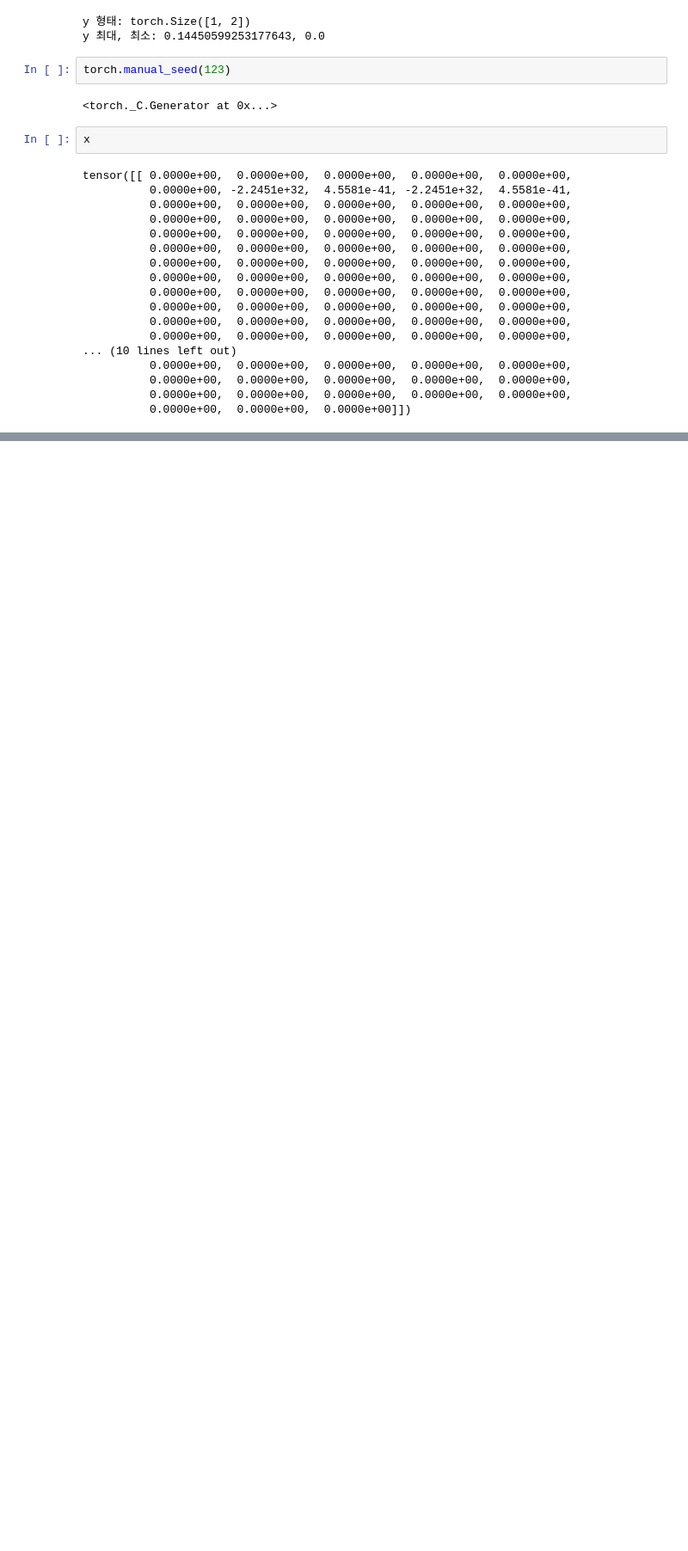
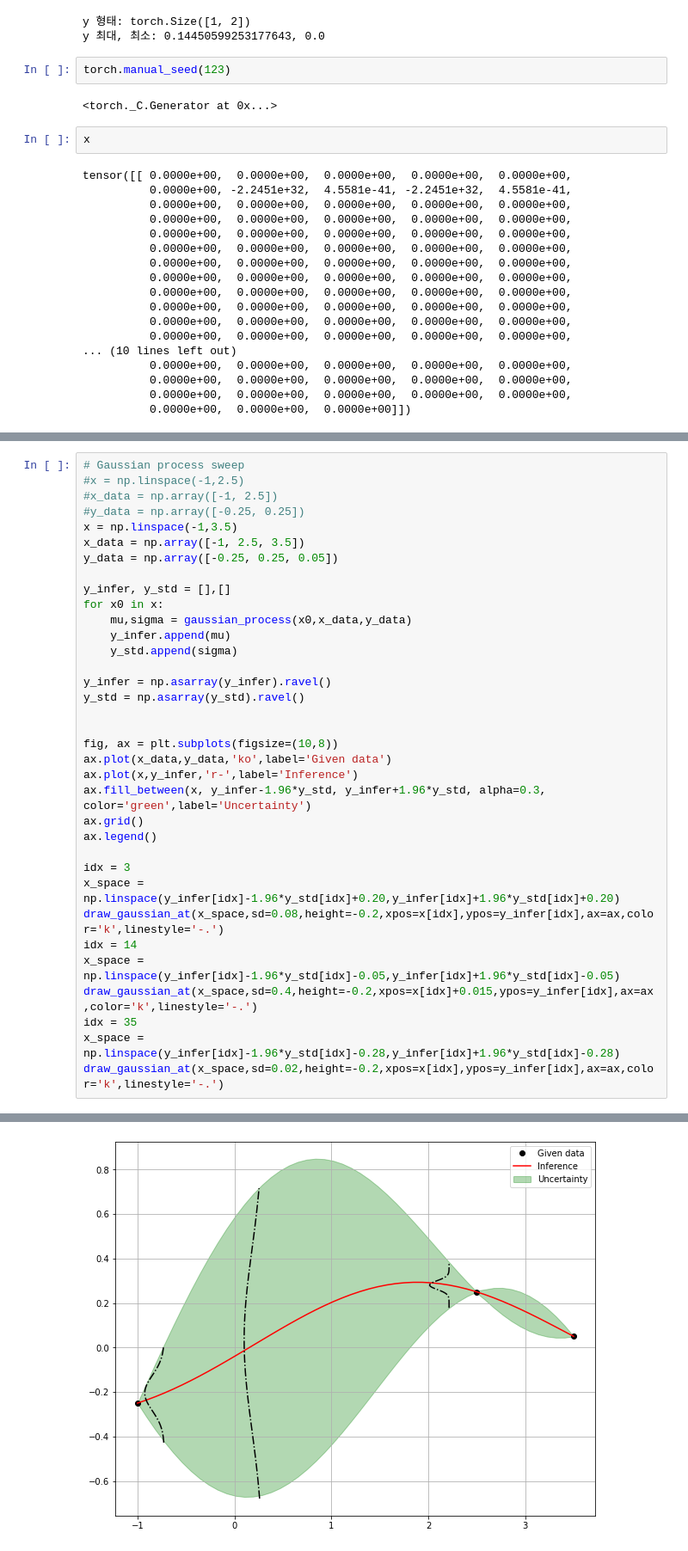
Before and after one commit to bjpublic/Reinforcement_learning, a Jupyter notebook: Chapter02/2장그림.ipynb, the cells around one changed output, grey strips where cells are left out. Shown at 86% size. Cells and saved outputs as stored; diff of their text form; blank space fills up the shorter version.

```diff
--- a/Chapter02/2장그림.ipynb
+++ b/Chapter02/2장그림.ipynb
@@ -760,0 +903,36 @@ tensor([[ 0.0000e+00,  0.0000e+00,  0.0000e+00,  0.0000e+00,  0.0000e+00,
+# %%
+# Gaussian process sweep
+#x = np.linspace(-1,2.5)
+#x_data = np.array([-1, 2.5])
+#y_data = np.array([-0.25, 0.25])
+x = np.linspace(-1,3.5)
+x_data = np.array([-1, 2.5, 3.5])
+y_data = np.array([-0.25, 0.25, 0.05])
+
+y_infer, y_std = [],[]
+for x0 in x:
+    mu,sigma = gaussian_process(x0,x_data,y_data)
+    y_infer.append(mu)
+    y_std.append(sigma)
+
+y_infer = np.asarray(y_infer).ravel()
+y_std = np.asarray(y_std).ravel()
+
+
+fig, ax = plt.subplots(figsize=(10,8))
+ax.plot(x_data,y_data,'ko',label='Given data')
+ax.plot(x,y_infer,'r-',label='Inference')
+ax.fill_between(x, y_infer-1.96*y_std, y_infer+1.96*y_std, alpha=0.3, color='green',label='Uncertainty')
+ax.grid()
+ax.legend()
+
+idx = 3
+x_space = np.linspace(y_infer[idx]-1.96*y_std[idx]+0.20,y_infer[idx]+1.96*y_std[idx]+0.20)
+draw_gaussian_at(x_space,sd=0.08,height=-0.2,xpos=x[idx],ypos=y_infer[idx],ax=ax,color='k',linestyle='-.')
+idx = 14
+x_space = np.linspace(y_infer[idx]-1.96*y_std[idx]-0.05,y_infer[idx]+1.96*y_std[idx]-0.05)
+draw_gaussian_at(x_space,sd=0.4,height=-0.2,xpos=x[idx]+0.015,ypos=y_infer[idx],ax=ax,color='k',linestyle='-.')
+idx = 35
+x_space = np.linspace(y_infer[idx]-1.96*y_std[idx]-0.28,y_infer[idx]+1.96*y_std[idx]-0.28)
+draw_gaussian_at(x_space,sd=0.02,height=-0.2,xpos=x[idx],ypos=y_infer[idx],ax=ax,color='k',linestyle='-.')
+# %% [output]
@@ -760,0 +940 @@ tensor([[ 0.0000e+00,  0.0000e+00,  0.0000e+00,  0.0000e+00,  0.0000e+00,
+[figure, added]
```
Also changed, not shown: parts of 7 cells of this notebook, 1 other file.
